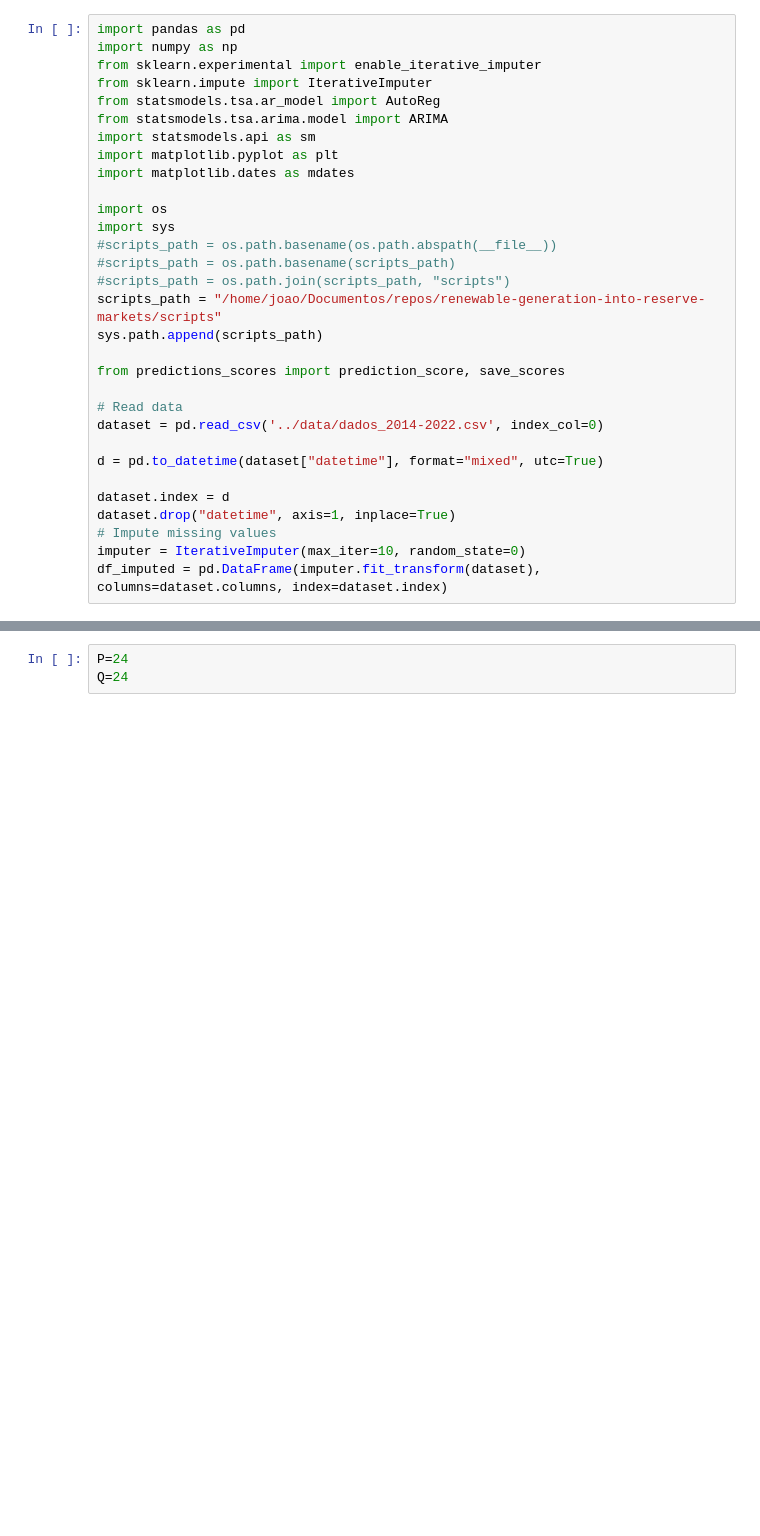
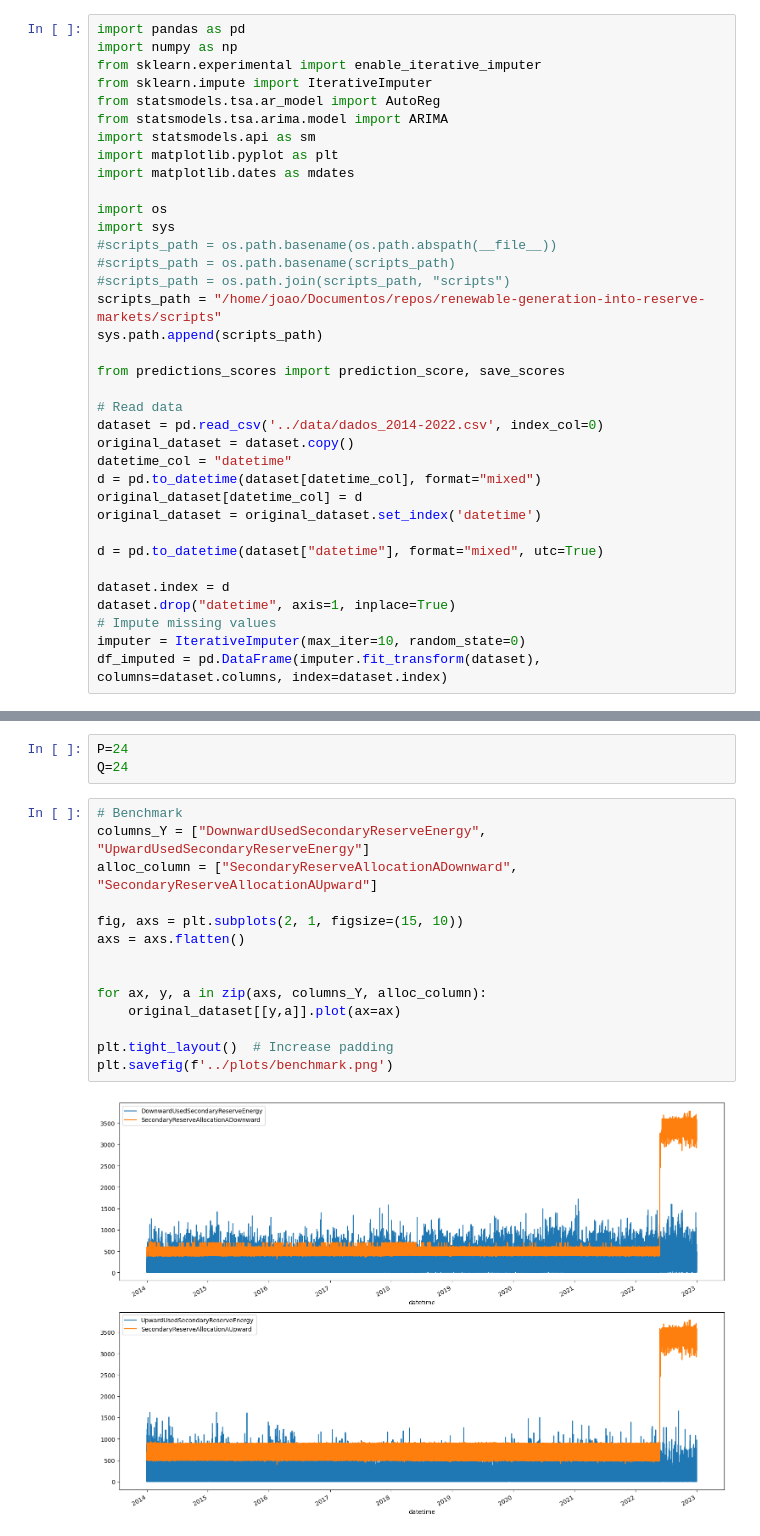
Before and after one commit to JotaFan/renewable-generation-into-reserve-markets, a Jupyter notebook: notebooks/Model Statistics.ipynb, the cells around one changed output, grey strips where cells are left out. Saved outputs shown, nothing was run; the diff lists cells and outputs as text; blank space fills up the shorter version.

```diff
--- a/notebooks/Model Statistics.ipynb
+++ b/notebooks/Model Statistics.ipynb
@@ -21,6 +21,11 @@ from predictions_scores import prediction_score, save_scores
 
 # Read data
 dataset = pd.read_csv('../data/dados_2014-2022.csv', index_col=0)
+original_dataset = dataset.copy()
+datetime_col = "datetime"
+d = pd.to_datetime(dataset[datetime_col], format="mixed")
+original_dataset[datetime_col] = d
+original_dataset = original_dataset.set_index('datetime')
 
 d = pd.to_datetime(dataset["datetime"], format="mixed", utc=True)
 
@@ -56,3 +61,19 @@ p-value: 0.000000
 # %%
 P=24
 Q=24
+# %%
+# Benchmark
+columns_Y = ["DownwardUsedSecondaryReserveEnergy", "UpwardUsedSecondaryReserveEnergy"]
+alloc_column = ["SecondaryReserveAllocationADownward", "SecondaryReserveAllocationAUpward"]
+
+fig, axs = plt.subplots(2, 1, figsize=(15, 10))
+axs = axs.flatten()
+
+
+for ax, y, a in zip(axs, columns_Y, alloc_column):
+    original_dataset[[y,a]].plot(ax=ax)
+
+plt.tight_layout()  # Increase padding
+plt.savefig(f'../plots/benchmark.png')
+# %% [output]
+[figure, added]
```
Also changed, not shown: parts of 18 cells of this notebook, 29 other files.
